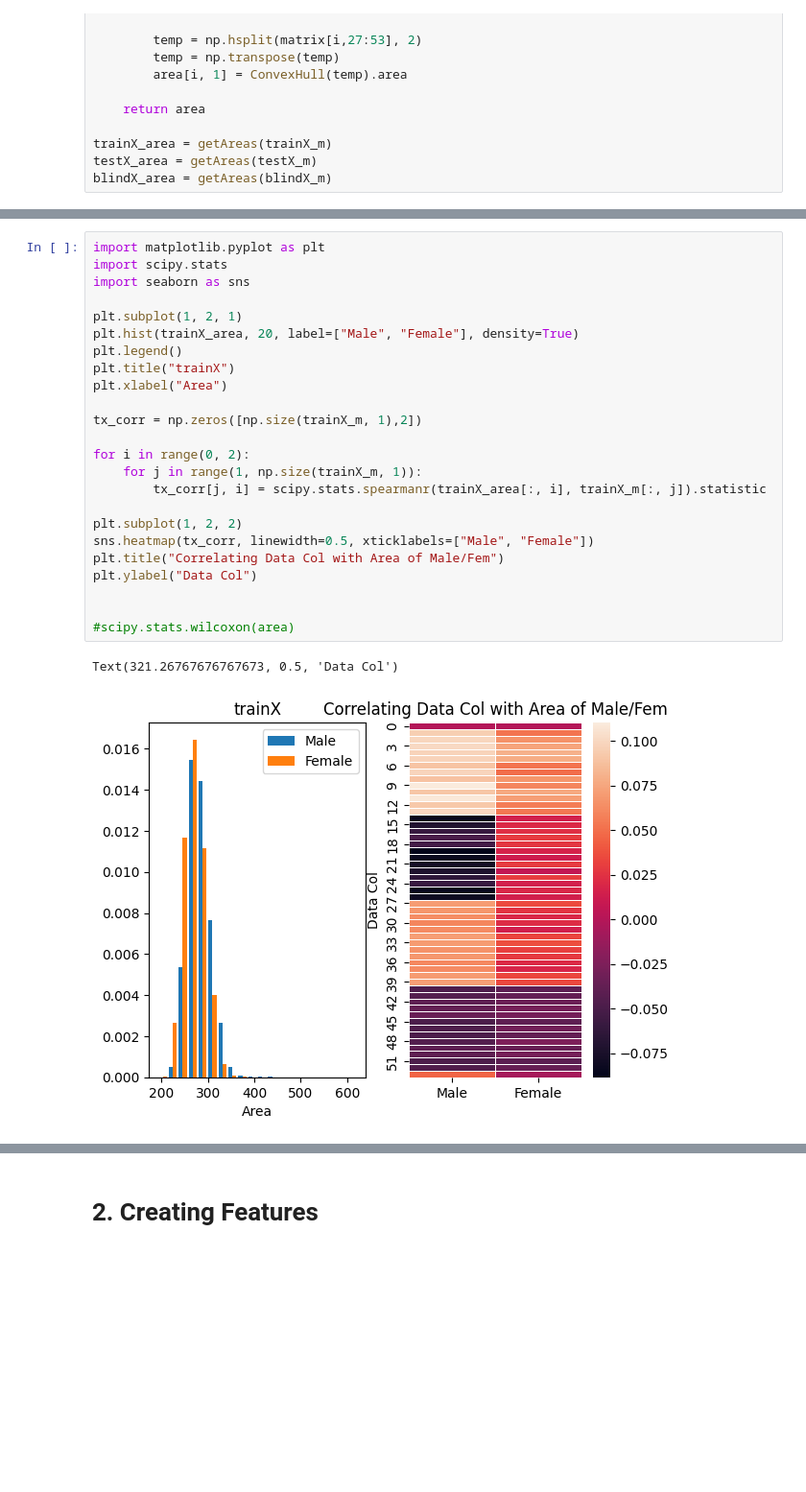
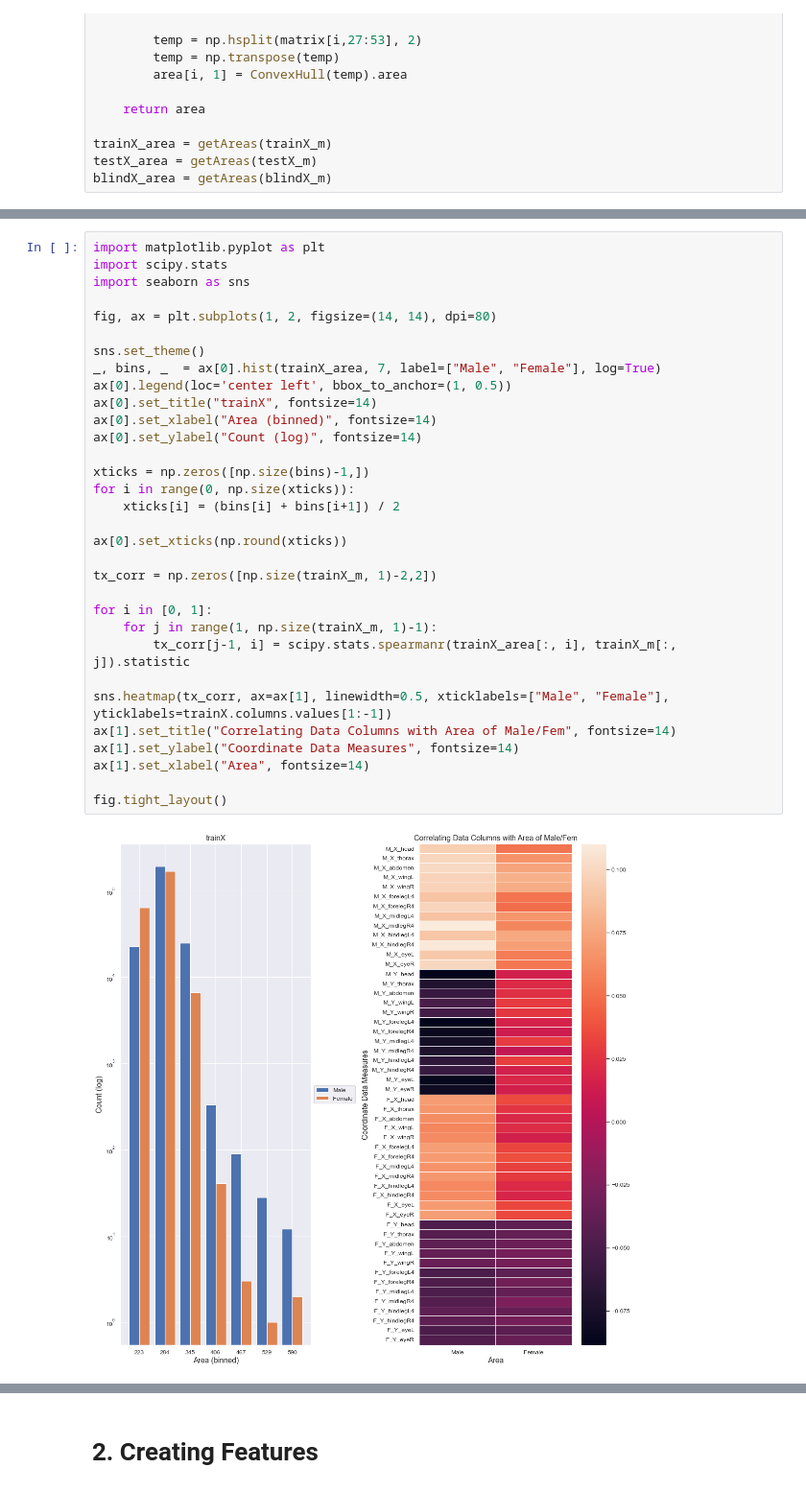
Before and after one commit to DavidScherArazi/NatBehFinalProj, a Jupyter notebook: final_project.ipynb, the cells around one changed output, grey strips where cells are left out. Shown at 96% size. Saved outputs shown, nothing was run; the diff lists cells and outputs as text; blank space fills up the shorter version.

Commit message:
spicied up plots, added descriptions, identified outliers, printed out if missing, cleaned everything up. ready for submission.

```diff
--- a/final_project.ipynb
+++ b/final_project.ipynb
@@ -70,27 +141,34 @@ blindX_area = getAreas(blindX_m)
 # %%
 import matplotlib.pyplot as plt
 import scipy.stats
 import seaborn as sns
 
-plt.subplot(1, 2, 1)
-plt.hist(trainX_area, 20, label=["Male", "Female"], density=True)
-plt.legend()
-plt.title("trainX")
-plt.xlabel("Area")
+fig, ax = plt.subplots(1, 2, figsize=(14, 14), dpi=80)
 
-tx_corr = np.zeros([np.size(trainX_m, 1),2])
+sns.set_theme()
+_, bins, _  = ax[0].hist(trainX_area, 7, label=["Male", "Female"], log=True)
+ax[0].legend(loc='center left', bbox_to_anchor=(1, 0.5))
+ax[0].set_title("trainX", fontsize=14)
+ax[0].set_xlabel("Area (binned)", fontsize=14)
+ax[0].set_ylabel("Count (log)", fontsize=14)
 
-for i in range(0, 2):
-    for j in range(1, np.size(trainX_m, 1)):
-        tx_corr[j, i] = scipy.stats.spearmanr(trainX_area[:, i], trainX_m[:, j]).statistic
+xticks = np.zeros([np.size(bins)-1,])
+for i in range(0, np.size(xticks)):
+    xticks[i] = (bins[i] + bins[i+1]) / 2
 
-plt.subplot(1, 2, 2)
-sns.heatmap(tx_corr, linewidth=0.5, xticklabels=["Male", "Female"])
-plt.title("Correlating Data Col with Area of Male/Fem")
-plt.ylabel("Data Col")
+ax[0].set_xticks(np.round(xticks))
 
+tx_corr = np.zeros([np.size(trainX_m, 1)-2,2])
 
-#scipy.stats.wilcoxon(area)
+for i in [0, 1]:
+    for j in range(1, np.size(trainX_m, 1)-1):
+        tx_corr[j-1, i] = scipy.stats.spearmanr(trainX_area[:, i], trainX_m[:, j]).statistic
+
+sns.heatmap(tx_corr, ax=ax[1], linewidth=0.5, xticklabels=["Male", "Female"], yticklabels=trainX.columns.values[1:-1])
+ax[1].set_title("Correlating Data Columns with Area of Male/Fem", fontsize=14)
+ax[1].set_ylabel("Coordinate Data Measures", fontsize=14)
+ax[1].set_xlabel("Area", fontsize=14)
+
+fig.tight_layout()
 # %% [output]
-Text(321.26767676767673, 0.5, 'Data Col')
-[figure, old version]
+[figure, new version]
```
Also changed, not shown: parts of 49 cells of this notebook.
